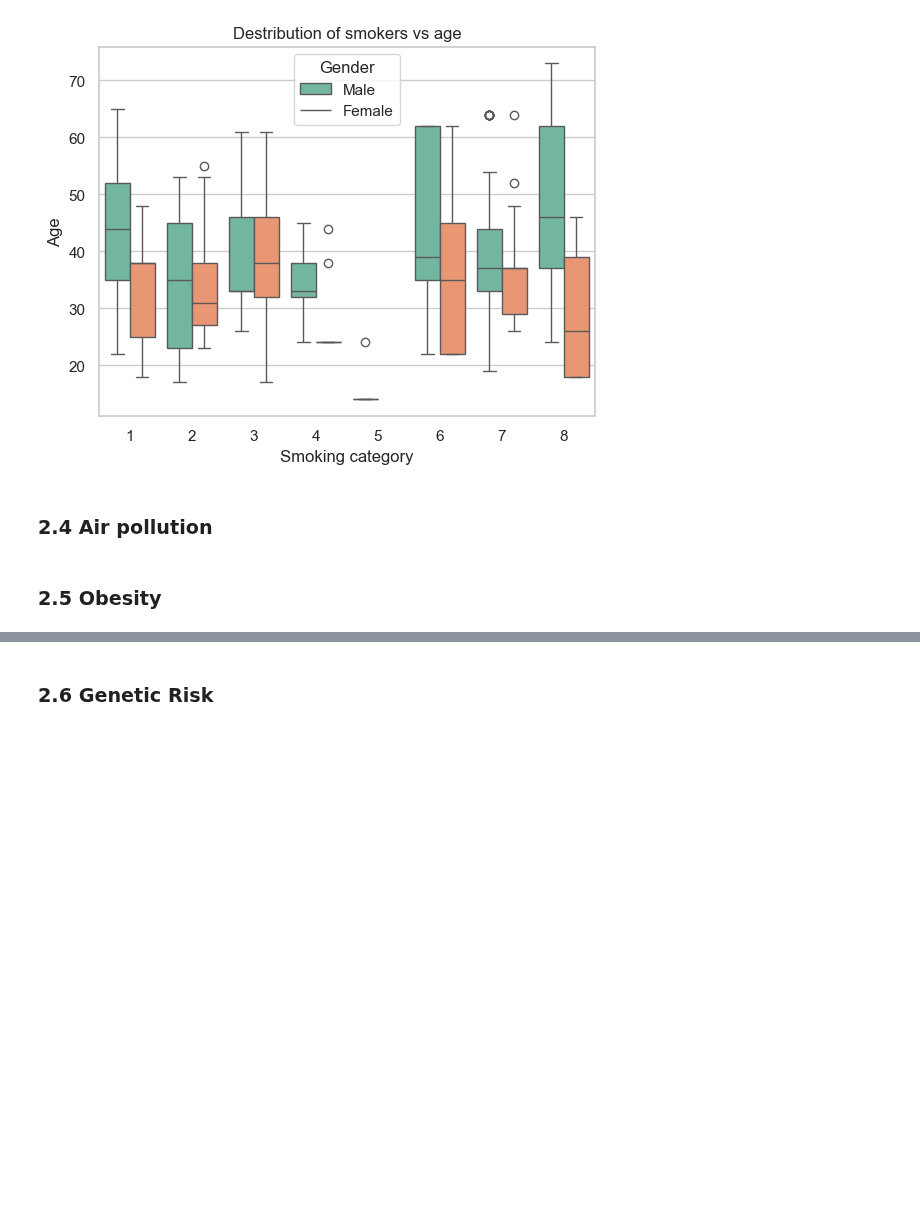
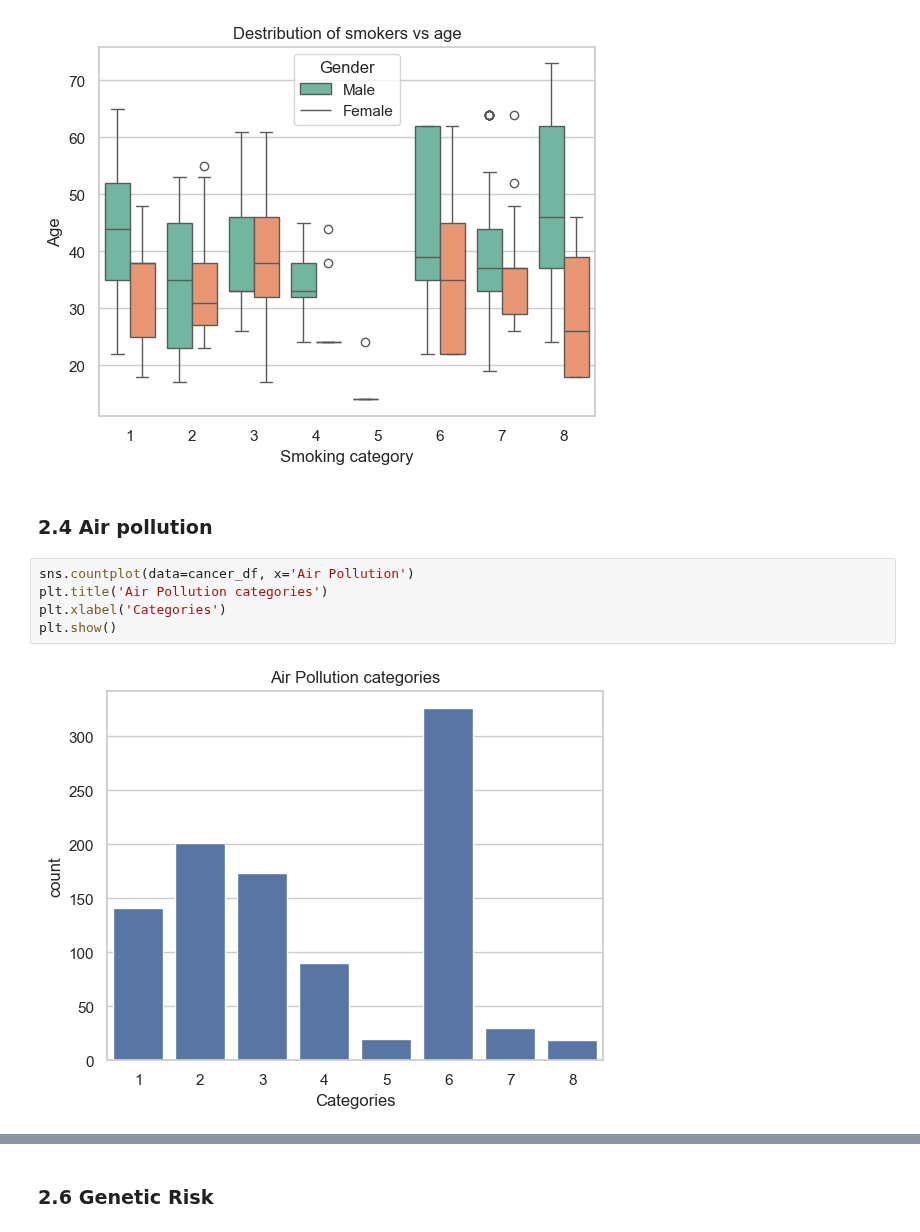
Before and after one commit to tewhol/Responsible_Data_Analysis_Group_1, a Jupyter notebook: model.ipynb, the cells around one changed output, grey strips where cells are left out. Saved outputs shown, nothing was run; the diff lists cells and outputs as text; blank space fills up the shorter version.

Commit message:
added air pollution

```diff
--- a/model.ipynb
+++ b/model.ipynb
@@ -205,5 +205,10 @@ plt.show()
 [figure]
 # %% [markdown]
 ### 2.4 Air pollution
-# %% [markdown]
-### 2.5 Obesity
+# %%
+sns.countplot(data=cancer_df, x='Air Pollution')
+plt.title('Air Pollution categories')
+plt.xlabel('Categories')
+plt.show()
+# %% [output]
+[figure, added]
```
Also changed, not shown: parts of 7 cells of this notebook.
